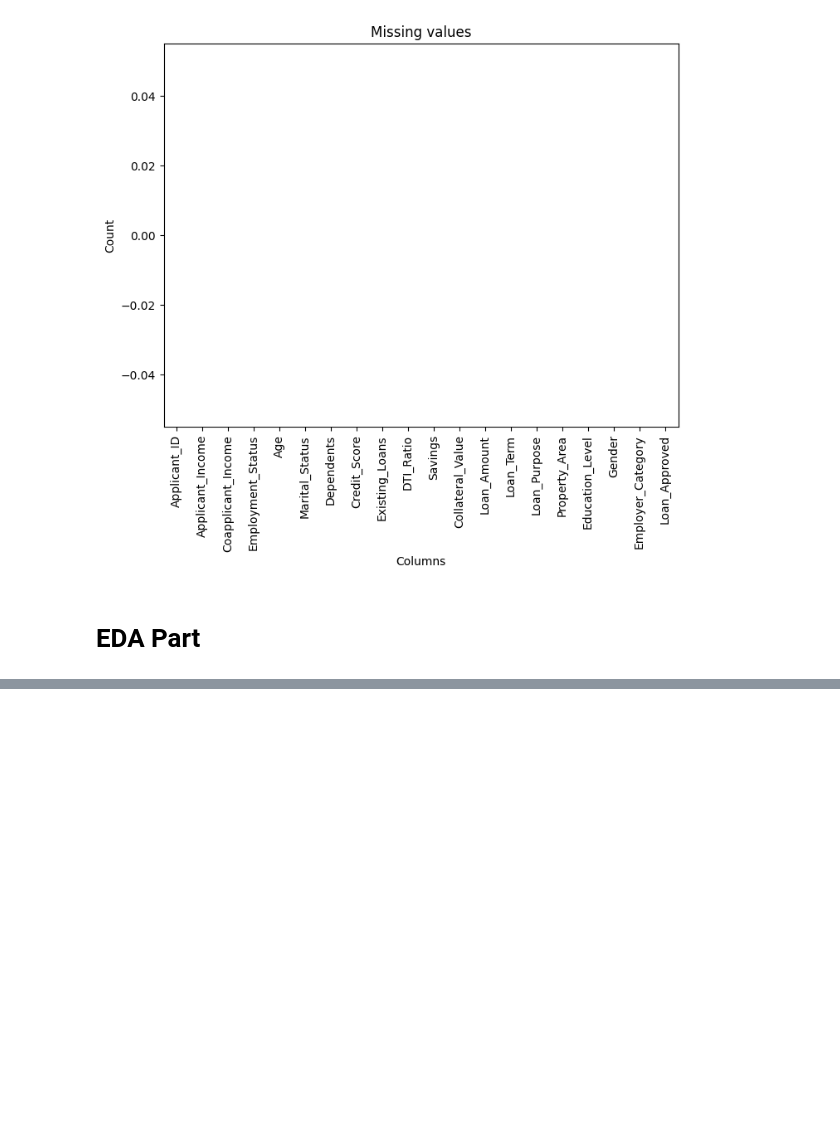
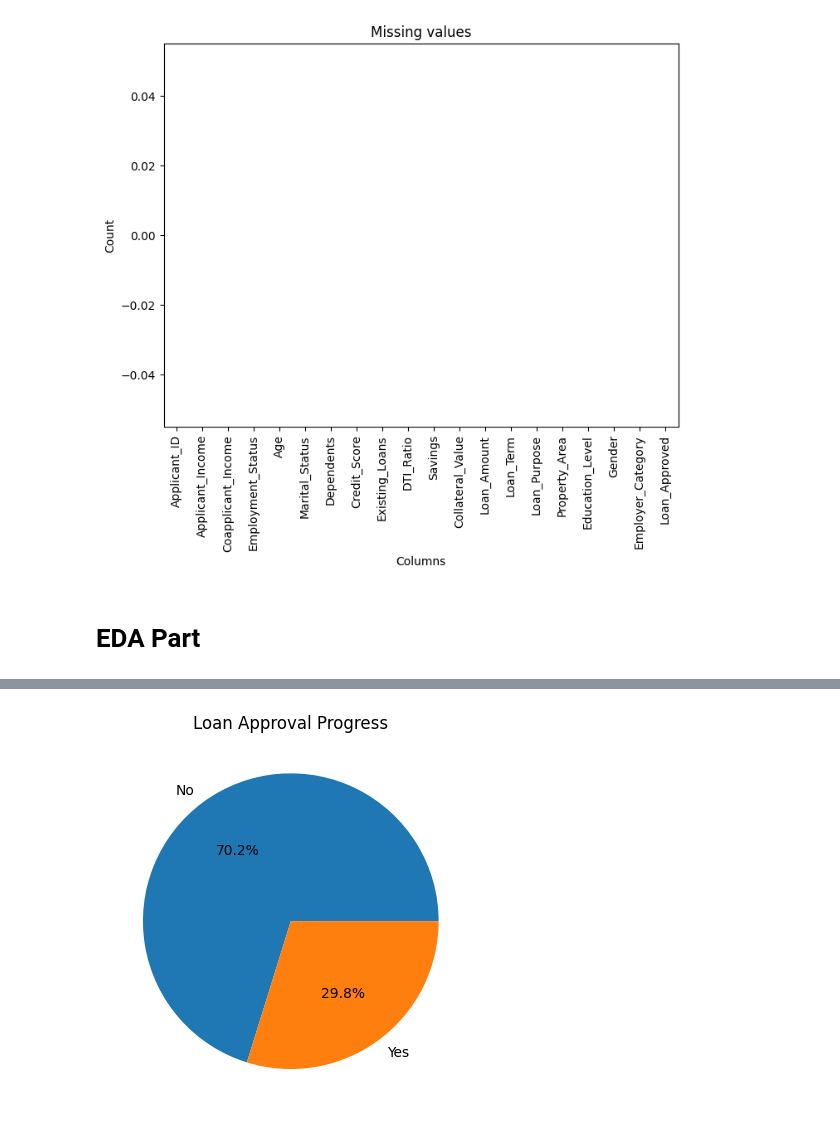
Before and after one commit to Vanshaj14Mohan/CreditWise-Loan-Approval-System, a Jupyter notebook: Files/main.ipynb, the cells around one changed output, grey strips where cells are left out. Cells and saved outputs as stored; diff of their text form; code cells hidden in the pictures; blank space fills up the shorter version.

```diff
--- a/Files/main.ipynb
+++ b/Files/main.ipynb
@@ -217,4 +226,10 @@ plt.show()
 # %%
 # As we are dealing with classification related problem
 # We want to look how balanced our classes are
-# class_count = df
+class_count = df["Loan_Approved"].value_counts()
+# Making a pie chart
+plt.pie(class_count, labels=["No", "Yes"], autopct="%1.1f%%")
+plt.title("Loan Approval Progress")
+plt.show()
+# %% [output]
+[figure, added]
```
Also changed, not shown: parts of 2 cells of this notebook.
